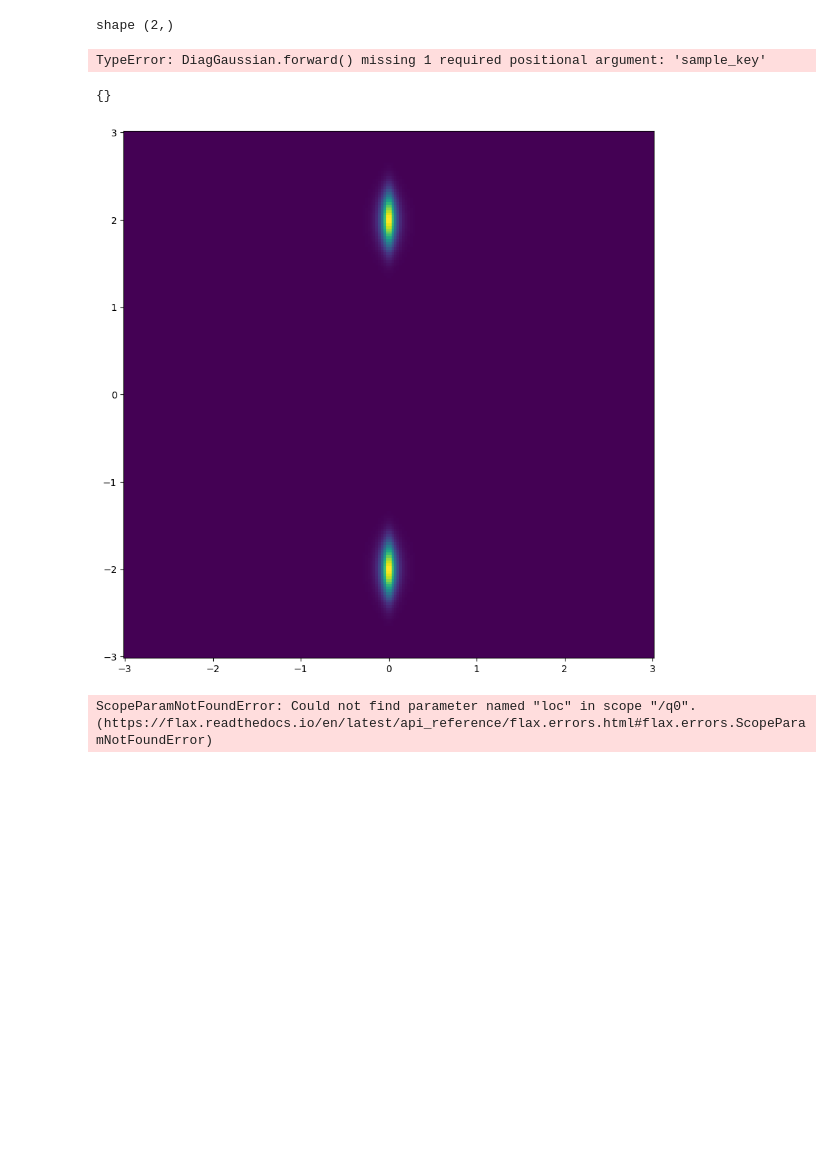
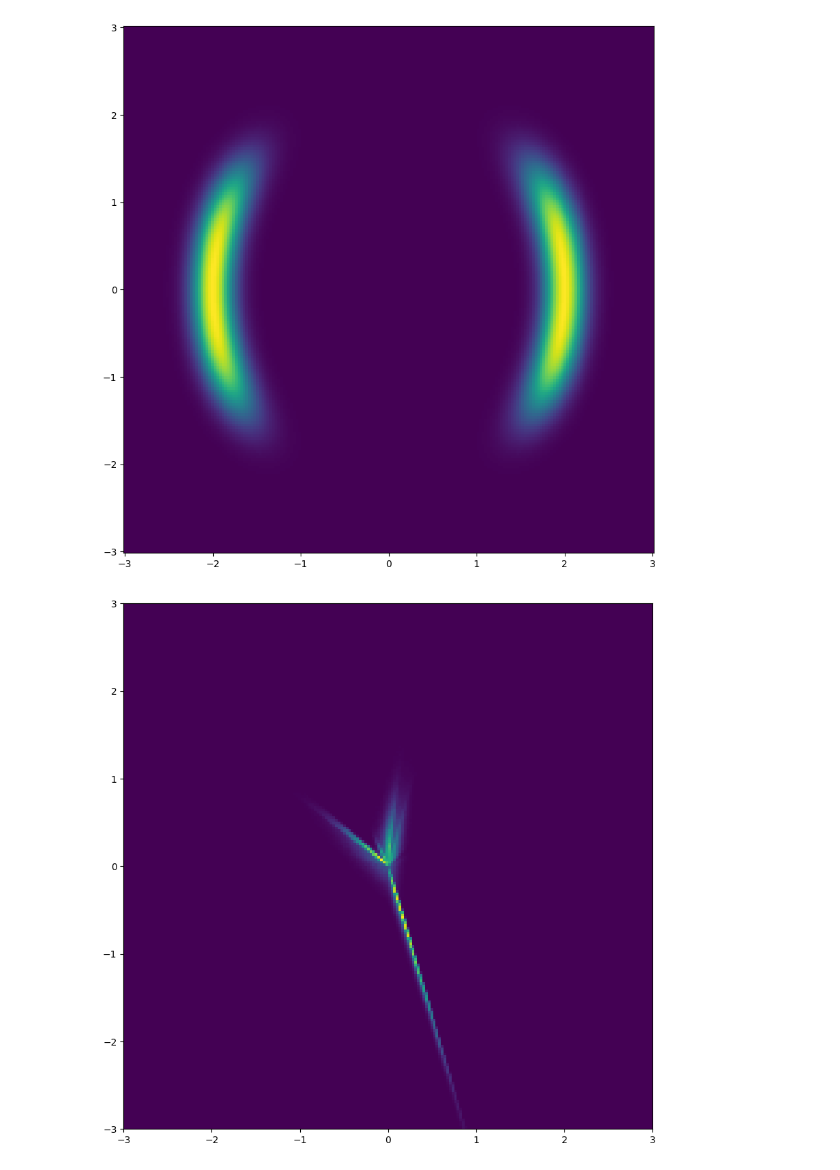
Before and after one commit to jeongsukchul/distributionally_robust_learning, a Jupyter notebook: learning/module/normalizing_flow/flow_test.ipynb, the cells around one changed output. Drawn from its saved outputs; the diff is of its cells as text; code cells hidden in the pictures; blank space fills up the shorter version.

Commit message:
commit flow

```diff
--- a/learning/module/normalizing_flow/flow_test.ipynb
+++ b/learning/module/normalizing_flow/flow_test.ipynb
@@ -19,41 +19,33 @@ q0 = nf.distributions.DiagGaussian((2,))
 nfm = nf.NormalizingFlow(q0=q0, flows=flows, p=target)
 rng_params = jax.random.PRNGKey(0)
 x0 = jnp.zeros((8, 2))   # any batch size; shape must be (N, 2)
-params = nfm.init(rng_params, mode='log_prob', x=x0)
+flow_params = nfm.init(rng_params, mode='log_prob', x=x0)
 
 # Use it
 key_sample = jax.random.PRNGKey(1)
-x, log_q = nfm.apply(params, mode='sample', num_samples=1024, rng=key_sample)
-lp = nfm.apply(params, mode='log_prob', x=jnp.ones((4, 2)))
-fkld = nfm.apply(params, mode='forward_kld', x=jax.random.normal(jax.random.PRNGKey(2), (128, 2)))
-rkld = nfm.apply(params, mode='inverse_kld', num_samples=512)
+x, log_q = nfm.apply(flow_params, mode='sample', num_samples=1024, rng=key_sample)
+lp = nfm.apply(flow_params, mode='log_prob', x=jnp.ones((4, 2)))
+fkld = nfm.apply(flow_params, mode='forward_kld', x=jax.random.normal(jax.random.PRNGKey(2), (128, 2)))
+rkld = nfm.apply(flow_params, mode='reverse_kld', num_samples=512, rng=key_sample)
-# %% [output]
-shape (2,)
-TypeError: DiagGaussian.forward() missing 1 required positional argument: 'sample_key'
-# %%
-params
-# %% [output]
-{}
 # %%
 grid_size = 200
 lin = jnp.linspace(-3.0, 3.0, grid_size)
-xx, yy = jnp.meshgrid(lin, lin, indexing="xy")          # (G, G)
-z_grid = jnp.stack([xx, yy], axis=-1)                   # (G, G, 2)
+yy, xx = jnp.meshgrid(lin, lin, indexing="xy")          # (G, G)
+z_grid = jnp.reshape(jnp.stack([xx, yy], axis=-1),(-1,2))                  # (G, G, 2)
 
-log_prob = target.log_prob(z_grid)                      # (G, G)
+log_prob = target.log_prob(z_grid).reshape(*xx.shape)                      # (G, G)
 prob = jnp.exp(log_prob)
 
 plt.figure(figsize=(10, 10))
 plt.pcolormesh(xx, yy, prob)
 plt.show()
 
 # Plot initial flow distribution
 sample_key, rng = jax.random.split(rng)
-z, _ = nfm.apply(params,  rng=sample_key, mode="sample", num_samples=2 ** 20)
-z_np = z.to('cpu').data.numpy()
+z, _ = nfm.apply(flow_params,  rng=sample_key, mode="sample", num_samples=2 ** 20)
 plt.figure(figsize=(10, 10))
-plt.hist2d(z_np[:, 0].flatten(), z_np[:, 1].flatten(), (grid_size, grid_size), range=[[-3, 3], [-3, 3]])
+plt.hist2d(z[:, 0].flatten(), z[:, 1].flatten(), (grid_size, grid_size), range=[[-3, 3], [-3, 3]])
 plt.show()
 # %% [output]
-[figure, old version]
+[figure, new version]
-ScopeParamNotFoundError: Could not find parameter named "loc" in scope "/q0". (https://flax.readthedocs.io/en/latest/api_reference/flax.errors.html#flax.errors.ScopeParamNotFoundError)
+[figure, added]
```
Also changed, not shown: parts of 2 cells of this notebook, 4 other files.
